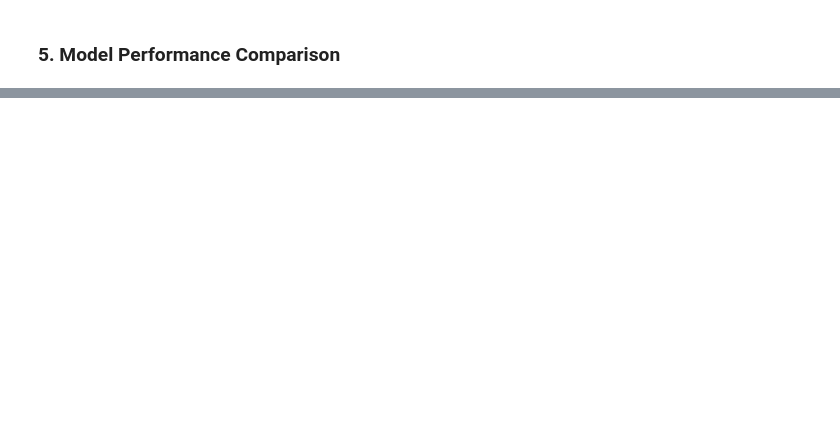
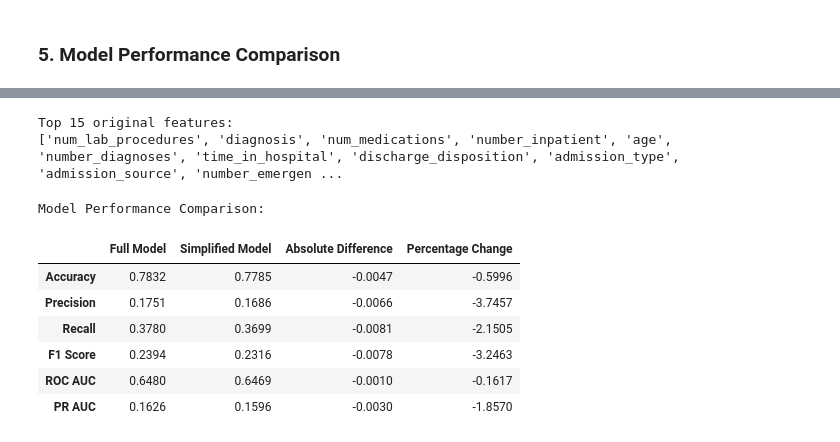
Before and after one commit to madokahazemi/diabetes-readmission-prediction, a Jupyter notebook: code/Prediction on Hospital Readmission.ipynb, the cells around one changed output, grey strips where cells are left out. Saved outputs shown, nothing was run; the diff lists cells and outputs as text; code cells hidden in the pictures; blank space fills up the shorter version.

```diff
--- a/code/Prediction on Hospital Readmission.ipynb
+++ b/code/Prediction on Hospital Readmission.ipynb
@@ -1602,0 +1649,25 @@ performance_table
+# %%
+# Getting the top 15 features to create a simplified model
+feature_importances = best_model.feature_importances_
+feature_names = preprocessor.get_feature_names_out()
+
+importance_df = pd.DataFrame({'feature': feature_names, 'importance': feature_importances})
+importance_df = importance_df.sort_values('importance', ascending=False)
+
+original_features = preprocessor.feature_names_in_
+
+def map_to_original_feature(preprocessed_feature):
+    for original_feature in original_features:
+        if original_feature in preprocessed_feature:
+            return original_feature
+    return preprocessed_feature
+
+importance_df['original_feature'] = importance_df['feature'].apply(map_to_original_feature)
+grouped_importance = importance_df.groupby('original_feature')['importance'].sum().sort_values(ascending=False)
+top_features = grouped_importance.head(15).index.tolist()
+
+print("Top 15 original features:")
+print(top_features)
+# %% [output]
+Top 15 original features:
+['num_lab_procedures', 'diagnosis', 'num_medications', 'number_inpatient', 'age', 'number_diagnoses', 'time_in_hospital', 'discharge_disposition', 'admission_type', 'admission_source', 'number_emergen ...
@@ -1602,0 +1685,54 @@ performance_table
+# %%
+# Create simplified datasets
+X_train_simplified = X_train[top_features]
+X_test_simplified = X_test[top_features]
+
+# Fit and transform the training data
+X_train_preprocessed_simplified = simplified_preprocessor.fit_transform(X_train_simplified)
+
+# Transform the test data
+X_test_preprocessed_simplified = simplified_preprocessor.transform(X_test_simplified)
+# %%
+# Train the simplified model
+simplified_model = LGBMClassifier(random_state=42, **best_params_lgbm[best_lgbm_model])
+simplified_model.fit(X_train_preprocessed_simplified, y_train)
+
+# Make predictions
+y_pred_proba_simplified = simplified_model.predict_proba(X_test_preprocessed_simplified)[:, 1]
+y_pred_simplified = (y_pred_proba_simplified >= final_optimal_threshold).astype(int)
+# %%
+def calculate_metrics(y_true, y_pred, y_pred_proba):
+    return {
+        'Accuracy': accuracy_score(y_true, y_pred),
+        'Precision': precision_score(y_true, y_pred),
+        'Recall': recall_score(y_true, y_pred),
+        'F1 Score': f1_score(y_true, y_pred),
+        'ROC AUC': roc_auc_score(y_true, y_pred_proba),
+        'PR AUC': average_precision_score(y_true, y_pred_proba)
+    }
+metrics_full = calculate_metrics(y_test, y_pred_final, y_pred_proba_final)
+metrics_simplified = calculate_metrics(y_test, y_pred_simplified, y_pred_proba_simplified)
+
+metrics_comparison = pd.DataFrame({
+    'Full Model': metrics_full,
+    'Simplified Model': metrics_simplified
+})
+
+# Calculate the difference and percentage change
+metrics_comparison['Absolute Difference'] = metrics_comparison['Simplified Model'] - metrics_comparison['Full Model']
+metrics_comparison['Percentage Change'] = ((metrics_comparison['Simplified Model'] - metrics_comparison['Full Model']) / metrics_comparison['Full Model']) * 100
+
+# Round the results for better readability
+metrics_comparison = metrics_comparison.round(4)
+
+print("Model Performance Comparison:")
+metrics_comparison
+# %% [output]
+Model Performance Comparison:
+|  | Full Model | Simplified Model | Absolute Difference | Percentage Change |
+| Accuracy | 0.7832 | 0.7785 | -0.0047 | -0.5996 |
+| Precision | 0.1751 | 0.1686 | -0.0066 | -3.7457 |
+| Recall | 0.3780 | 0.3699 | -0.0081 | -2.1505 |
+| F1 Score | 0.2394 | 0.2316 | -0.0078 | -3.2463 |
+| ROC AUC | 0.6480 | 0.6469 | -0.0010 | -0.1617 |
+| PR AUC | 0.1626 | 0.1596 | -0.0030 | -1.8570 |
```
Also changed, not shown: parts of 33 cells of this notebook, 6 other files.
